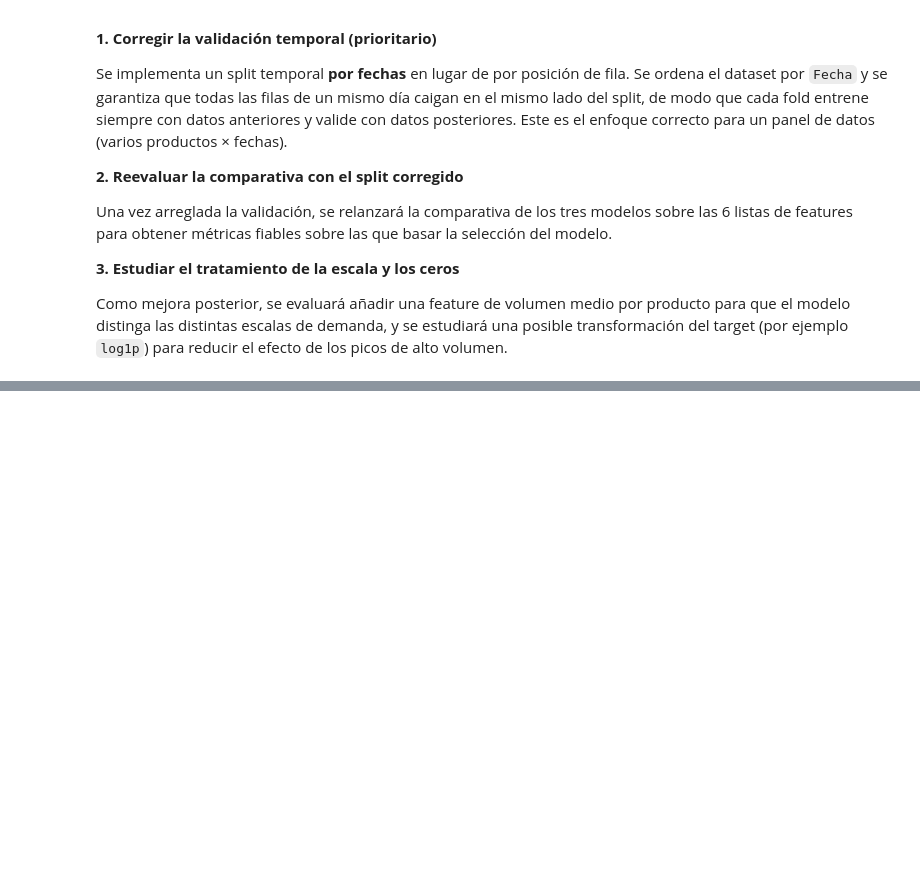
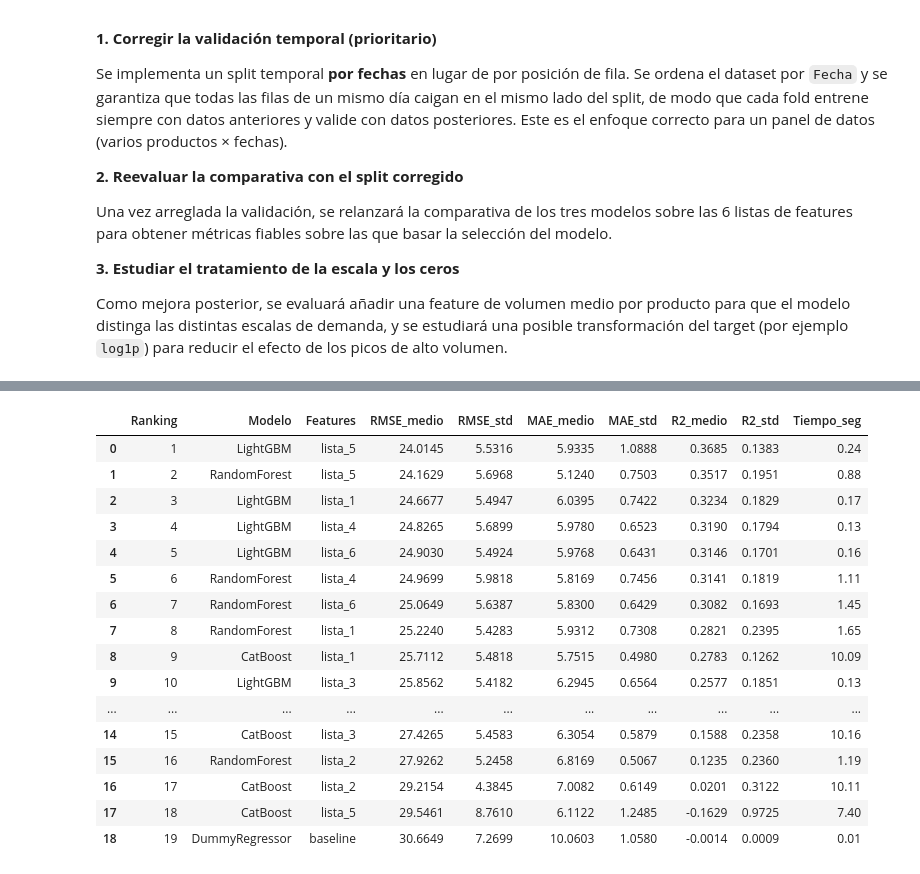
Before and after one commit to terelopdel-sketch/ML_Trazos_y_hojas, a Jupyter notebook: src/notebooks/Modeling.ipynb, the cells around one changed output, grey strips where cells are left out. Saved outputs shown, nothing was run; the diff lists cells and outputs as text; code cells hidden in the pictures; blank space fills up the shorter version.

Commit message:
Selección de modelo en modeling

```diff
--- a/src/notebooks/Modeling.ipynb
+++ b/src/notebooks/Modeling.ipynb
@@ -1590,0 +1597,46 @@ for i, (tr_idx, val_idx) in enumerate(splits_temporales):
+# %%
+# ============================================================
+# NUEVA COMPARATIVA DE MODELOS
+# ============================================================
+
+cv = splits_temporales
+new_resultados = []
+
+X_dummy = train[[features_numericas[0]]]
+new_resultados.append(
+    evaluar_modelo(DummyRegressor(strategy='mean'), X_dummy, train[TARGET],
+                   cv, scorers, 'DummyRegressor', 'baseline')
+)
+
+for nombre_modelo, modelo in modelos.items():
+    for nombre_lista in listas_features.keys():
+        X_train = listas_encoded[nombre_lista][0]
+        new_resultados.append(
+            evaluar_modelo(modelo, X_train, train[TARGET],
+                           cv, scorers, nombre_modelo, nombre_lista)
+        )
+# %%
+# ============================================================
+# NUEVA TABLA DE RESULTADOS
+# ============================================================
+df_new_resultados = pd.DataFrame(new_resultados).sort_values('RMSE_medio').reset_index(drop=True)
+df_new_resultados.insert(0, 'Ranking', range(1, len(df_new_resultados) + 1))
+df_new_resultados
+# %% [output]
+|  | Ranking | Modelo | Features | RMSE_medio | RMSE_std | MAE_medio | MAE_std | R2_medio | R2_std | Tiempo_seg |
+| 0 | 1 | LightGBM | lista_5 | 24.0145 | 5.5316 | 5.9335 | 1.0888 | 0.3685 | 0.1383 | 0.24 |
+| 1 | 2 | RandomForest | lista_5 | 24.1629 | 5.6968 | 5.1240 | 0.7503 | 0.3517 | 0.1951 | 0.88 |
+| 2 | 3 | LightGBM | lista_1 | 24.6677 | 5.4947 | 6.0395 | 0.7422 | 0.3234 | 0.1829 | 0.17 |
+| 3 | 4 | LightGBM | lista_4 | 24.8265 | 5.6899 | 5.9780 | 0.6523 | 0.3190 | 0.1794 | 0.13 |
+| 4 | 5 | LightGBM | lista_6 | 24.9030 | 5.4924 | 5.9768 | 0.6431 | 0.3146 | 0.1701 | 0.16 |
+| 5 | 6 | RandomForest | lista_4 | 24.9699 | 5.9818 | 5.8169 | 0.7456 | 0.3141 | 0.1819 | 1.11 |
+| 6 | 7 | RandomForest | lista_6 | 25.0649 | 5.6387 | 5.8300 | 0.6429 | 0.3082 | 0.1693 | 1.45 |
+| 7 | 8 | RandomForest | lista_1 | 25.2240 | 5.4283 | 5.9312 | 0.7308 | 0.2821 | 0.2395 | 1.65 |
+| 8 | 9 | CatBoost | lista_1 | 25.7112 | 5.4818 | 5.7515 | 0.4980 | 0.2783 | 0.1262 | 10.09 |
+| 9 | 10 | LightGBM | lista_3 | 25.8562 | 5.4182 | 6.2945 | 0.6564 | 0.2577 | 0.1851 | 0.13 |
+| ... | ... | ... | ... | ... | ... | ... | ... | ... | ... | ... |
+| 14 | 15 | CatBoost | lista_3 | 27.4265 | 5.4583 | 6.3054 | 0.5879 | 0.1588 | 0.2358 | 10.16 |
+| 15 | 16 | RandomForest | lista_2 | 27.9262 | 5.2458 | 6.8169 | 0.5067 | 0.1235 | 0.2360 | 1.19 |
+| 16 | 17 | CatBoost | lista_2 | 29.2154 | 4.3845 | 7.0082 | 0.6149 | 0.0201 | 0.3122 | 10.11 |
+| 17 | 18 | CatBoost | lista_5 | 29.5461 | 8.7610 | 6.1122 | 1.2485 | -0.1629 | 0.9725 | 7.40 |
+| 18 | 19 | DummyRegressor | baseline | 30.6649 | 7.2699 | 10.0603 | 1.0580 | -0.0014 | 0.0009 | 0.01 |
```
Also changed, not shown: parts of 6 cells of this notebook, 4 other files.
